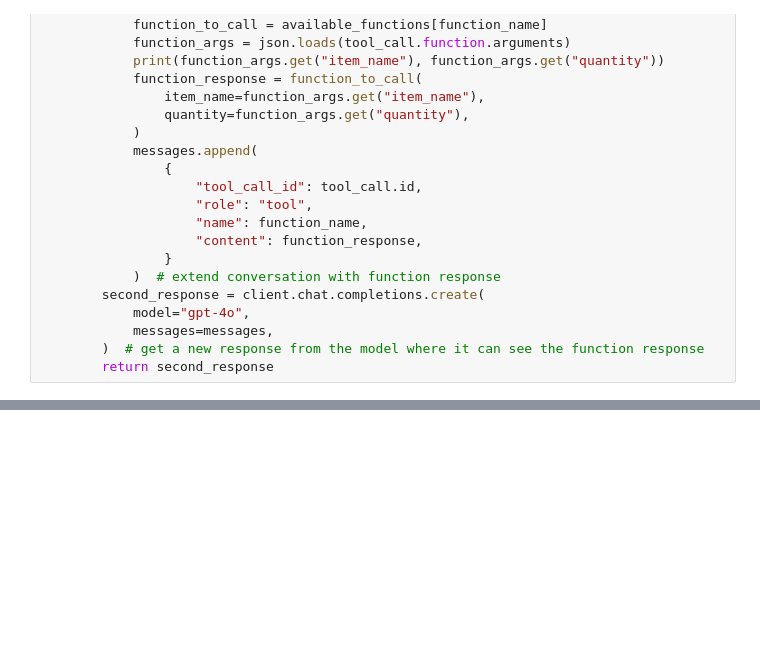
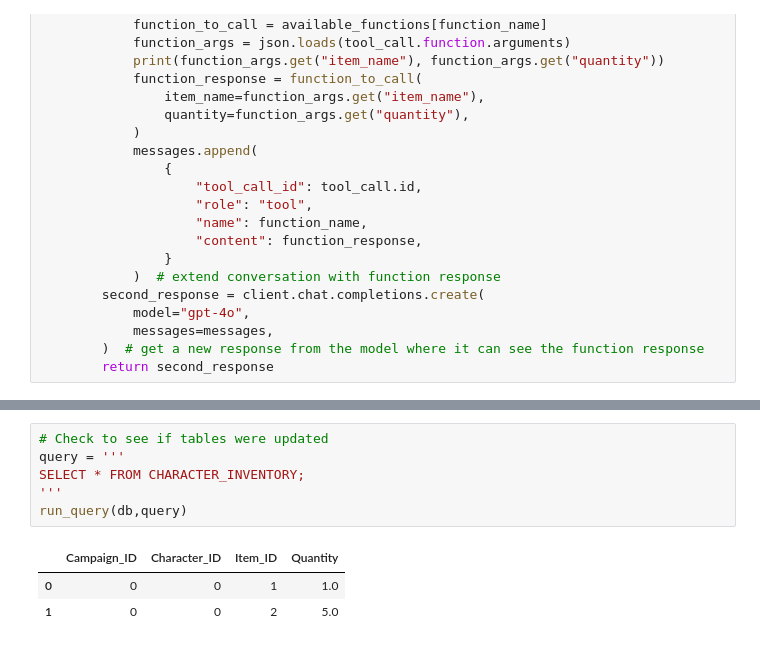
Before and after one commit to kdai11830/ll-dm, a Jupyter notebook: llm_test_openai.ipynb, the cells around one changed output, grey strips where cells are left out. Cells and saved outputs as stored; diff of their text form; blank space fills up the shorter version.

```diff
--- a/llm_test_openai.ipynb
+++ b/llm_test_openai.ipynb
@@ -456,0 +492,10 @@ run_query(db,query)
+# %%
+# Check to see if tables were updated
+query = '''
+SELECT * FROM CHARACTER_INVENTORY;
+'''
+run_query(db,query)
+# %% [output]
+|  | Campaign_ID | Character_ID | Item_ID | Quantity |
+| 0 | 0 | 0 | 1 | 1.0 |
+| 1 | 0 | 0 | 2 | 5.0 |
```
Also changed, not shown: parts of 11 cells of this notebook, 5 other files.
